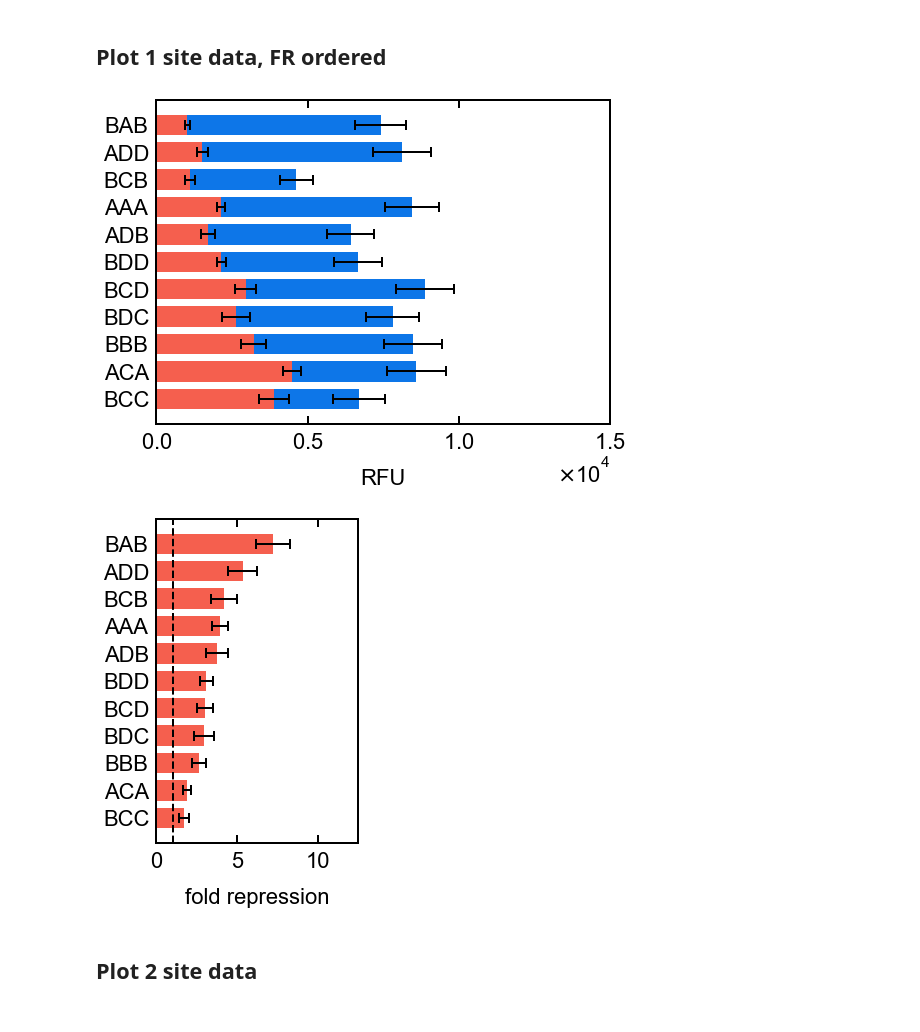
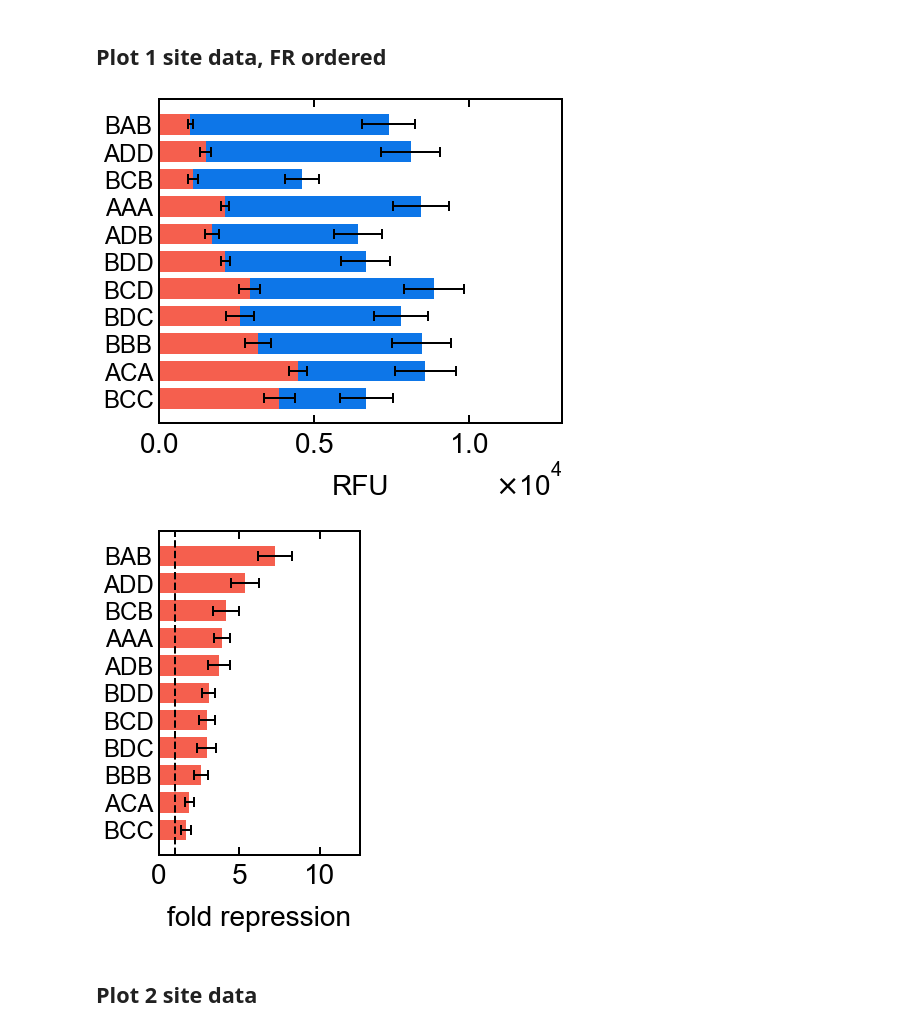
Before and after one commit to lbnc-epfl/2018_Swank_analysis, a Jupyter notebook: NB_bar_charts.ipynb, the cells around one changed output. Cells and saved outputs as stored; diff of their text form; code cells hidden in the pictures.

```diff
--- a/NB_bar_charts.ipynb
+++ b/NB_bar_charts.ipynb
@@ -43,8 +43,8 @@ plt.close("all")
 
 my_dpi=150
 
-figure_options={'figsize':(9,6)} #figure size in inches. A4=11.7x8.3.
-font_options={'size':'22','family':'sans-serif','sans-serif':'Arial'}
+figure_options={'figsize':(8,6)} #figure size in inches. A4=11.7x8.3.
+font_options={'size':'28','family':'sans-serif','sans-serif':'Arial'}
 plt.rc('figure', **figure_options)
 plt.rc('font', **font_options)
 fig=plt.figure(); ax=fig.add_subplot(1,1,1)
@@ -65,9 +65,9 @@ ax.barh(ind,df['ZF-bkg'],width,xerr=[df['ZF-bkgstd'],df['ZF-bkgstd']],
        error_kw=dict(ecolor='k',lw=2,capsize=5,capthick=2),label='Repressed')
 
 ######### FORMAT #########
-ax.set_xlim([0,15000])
+ax.set_xlim([0,13000])
 ax.set_yticks(ind+width/2)
-ax.set_xticks([0,0.5e4,1e4,1.5e4])
+ax.set_xticks([0,0.5e4,1e4])
 ax.set_yticklabels(df2.index,rotation=0,ha='center')
 ax.set_xlabel('RFU', labelpad=16)
 ax.spines['bottom'].set_linewidth(2)
@@ -77,11 +77,11 @@ ax.spines['right'].set_linewidth(2)
 ax.tick_params(which='major', width=2, length=8,direction='in',top='true',right='false',bottom='true',left='false')
 ax.tick_params(which='minor', width=2, length=4,direction='in',top='true',right='false',bottom='true',left='false')
 ax.tick_params(axis='x', pad=9)
-ax.tick_params(axis='y', pad=30)
+ax.tick_params(axis='y', pad=30, labelsize=24)
 ax.ticklabel_format(style='sci', axis='x', scilimits=(0,0),useMathText=True)
 
 ######### CALL LEGEND #########
-#ax.legend(loc='lower right', fontsize=16,numpoints=1)
+#ax.legend(loc='upper right', fontsize=18,numpoints=1)
 
 plt.savefig(DIR_PLOTS+'plot_1site_levels.pdf',dpi=my_dpi,transparent=True)
 plt.show()
@@ -96,43 +96,44 @@ plt.close("all")
 my_dpi=150
 
 figure_options={'figsize':(4,6)} #figure size in inches. A4=11.7x8.3.
-font_options={'size':'22','family':'sans-serif','sans-serif':'Arial'}
+font_options={'size':'28','family':'sans-serif','sans-serif':'Arial'}
 plt.rc('figure', **figure_options)
 plt.rc('font', **font_options)
 fig=plt.figure(); ax=fig.add_subplot(1,1,1)
 plt.subplots_adjust(left=0.25,bottom=0.2,right=0.95,top=0.95)
 
 ######### CALL PLOTS #########
 
 # Bar charts
 length=len(df.iloc[:,0])
 width=0.75
 ind=np.arange(length)
 
 ax.barh(ind,df['FR'],width,xerr=[df['FRstd'],df['FRstd']],
        align='edge', color='#f55f4e',linewidth=1.5,
        error_kw=dict(ecolor='k',lw=2,capsize=5,capthick=2))
 
 ######### FORMAT #########
 ax.set_xlim([0,12.5])
+ax.set_xticks([0,5,10])
 ax.set_yticks(ind+width/2)
 ax.set_yticklabels(df2.index,rotation=0,ha='center')
 ax.set_xlabel('fold repression', labelpad=16)
 ax.axvline(x=1,linewidth=2, color='k',ls='--')
 ax.spines['bottom'].set_linewidth(2)
 ax.spines['top'].set_linewidth(2)
 ax.spines['left'].set_linewidth(2)
 ax.spines['right'].set_linewidth(2)
 ax.tick_params(which='major', width=2, length=8,direction='in',top='true',right='false',bottom='true',left='false')
 ax.tick_params(which='minor', width=2, length=4,direction='in',top='true',right='false',bottom='true',left='false')
 ax.tick_params(axis='x', pad=9)
-ax.tick_params(axis='y', pad=30)
+ax.tick_params(axis='y', pad=30,labelsize=24)
 
 plt.savefig(DIR_PLOTS+'plot_1site_FRh.pdf',dpi=my_dpi,transparent=True)
 plt.show()
 # %% [output]
-[figure, old version]
+[figure, new version]
-[figure, old version]
+[figure, new version]
 # %% [markdown]
 ## Plot 2 site data
 # %%
```
Also changed, not shown: parts of 4 cells of this notebook, 16 other files.
